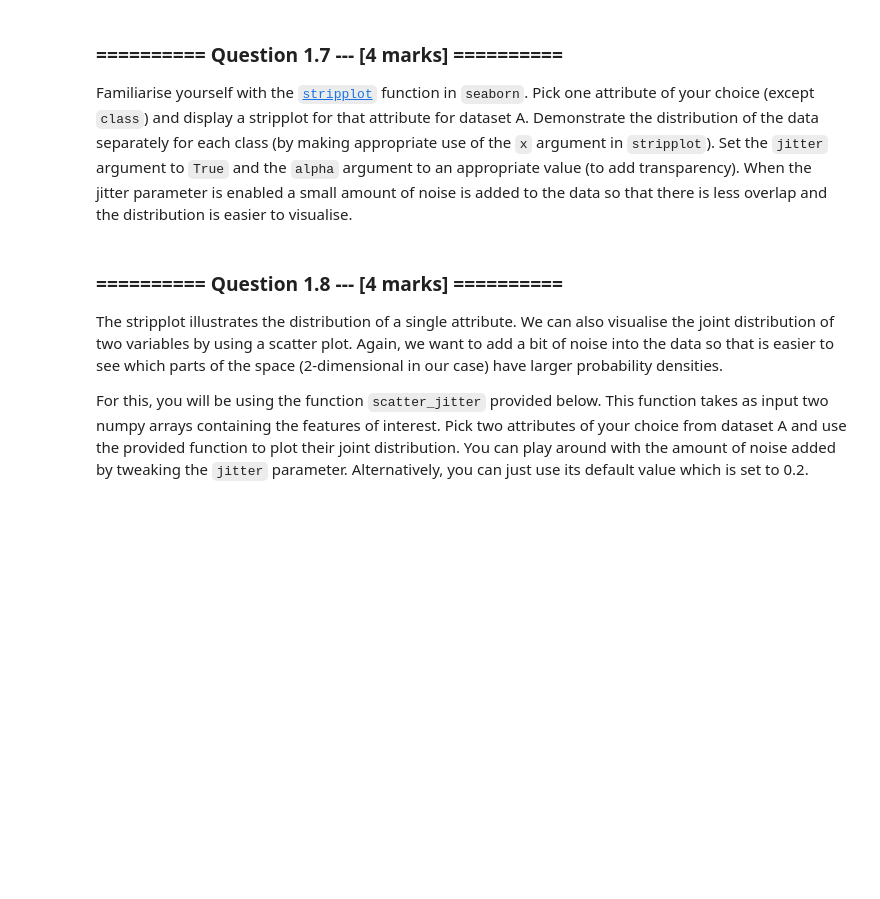
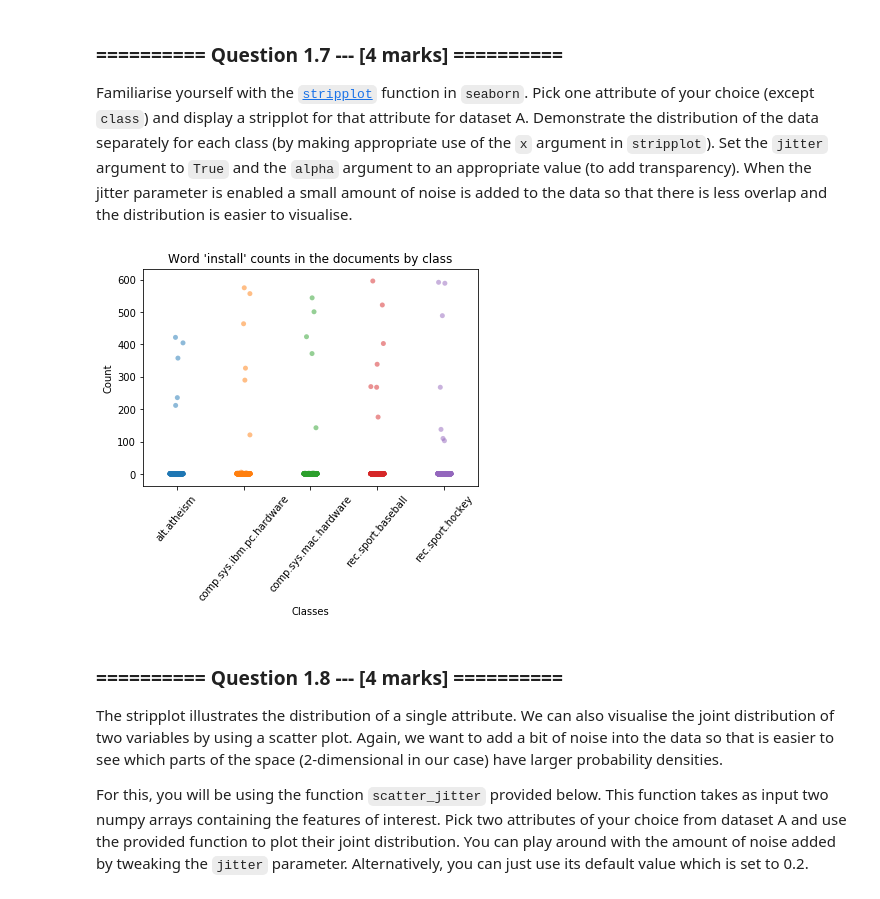
Before and after one commit to adagloria/CA_AI_2020, a Jupyter notebook: 02_Data_Science_and_Machine_Learning_Fundamentals/Assignment_1_Data_Analysis_Visualization.ipynb, the cells around one changed output. Cells and saved outputs as stored; diff of their text form; code cells hidden in the pictures; blank space fills up the shorter version.

```diff
--- a/02_Data_Science_and_Machine_Learning_Fundamentals/Assignment_1_Data_Analysis_Visualization.ipynb
+++ b/02_Data_Science_and_Machine_Learning_Fundamentals/Assignment_1_Data_Analysis_Visualization.ipynb
@@ -54,3 +51,8 @@ Load the datasets `train_20news_partA.csv` and `train_20news_partB.csv` into two
+# %%
+data_path_A = os.path.join(os.getcwd(), 'data', 'train_20news_partA.csv')
+data_path_B = os.path.join(os.getcwd(), 'data', 'train_20news_partB.csv')
+news_A = pd.read_csv(data_path_A, delimiter = ',')
+news_B = pd.read_csv(data_path_B, delimiter = ',')
 # %% [markdown]
 ### ========== Question 1.2 --- [3 marks] ==========
 Display basic information for dataset A such as number of columns, type, and memory usage (*hint: pandas dataframes have a built in method for this*)
@@ -88,3 +142,13 @@ Familiarise yourself with the [`stripplot`](https://seaborn.github.io/generated/
+# %%
+fig = sns.stripplot(x="class", y="w76_install", data = news_A, jitter=True, alpha = 0.5)
+labels = ['alt.atheism', 'comp.sys.ibm.pc.hardware', 'comp.sys.mac.hardware', 'rec.sport.baseball', 'rec.sport.hockey']
+fig.set_xticklabels(labels, minor=False, rotation=50)
+fig.set_title("Word 'install' counts in the documents by class")
+fig.set_ylabel("Count")
+fig.set_xlabel("Classes")
+print()
+# %% [output]
+[figure, added]
 # %% [markdown]
 ### ========== Question 1.8 --- [4 marks] ==========
 The stripplot illustrates the distribution of a single attribute. We can also visualise the joint distribution of two variables by using a scatter plot. Again, we want to add a bit of noise into the data so that is easier to see which parts of the space (2-dimensional in our case) have larger probability densities.
```
Also changed, not shown: parts of 16 cells of this notebook.
